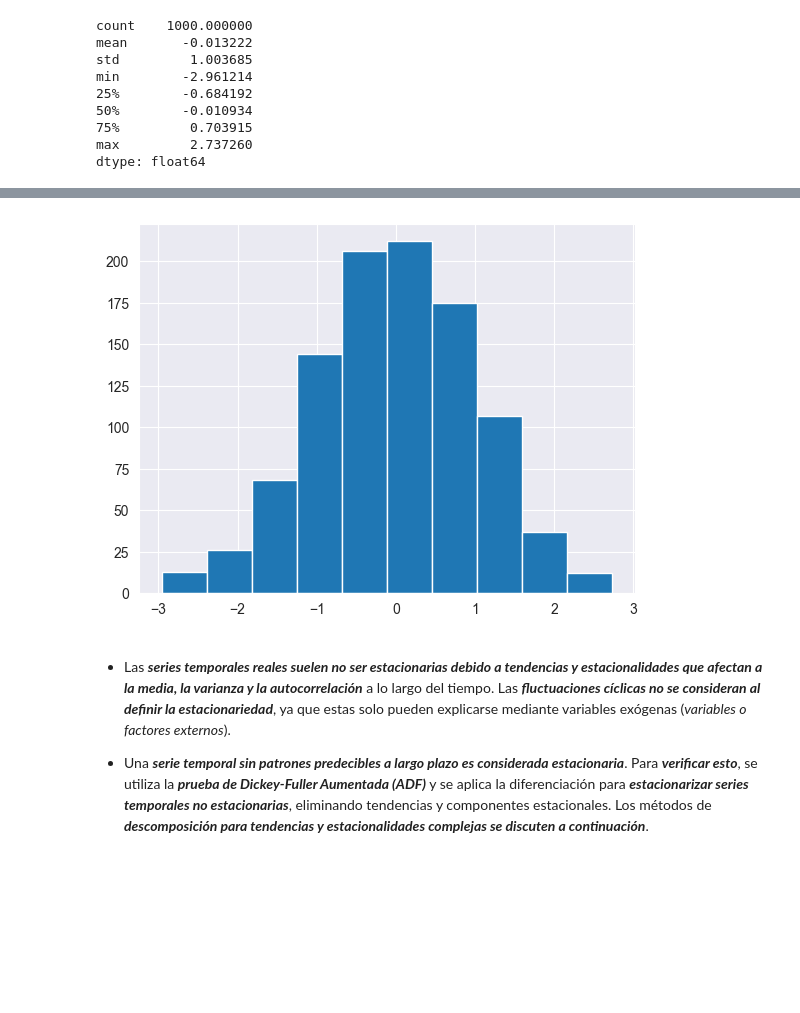
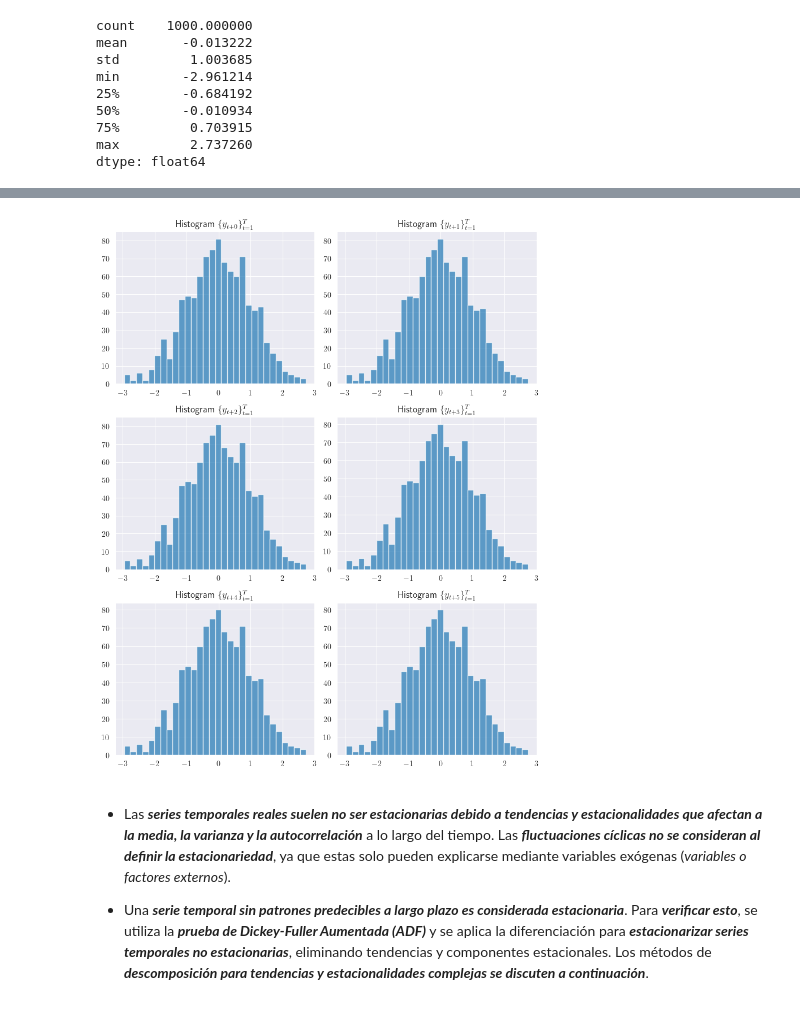
Before and after one commit to lihkir/TimeSeriesUninorte, a Jupyter notebook: _sources/statistical_background.ipynb, the cells around one changed output, grey strips where cells are left out. Cells and saved outputs as stored; diff of their text form; code cells hidden in the pictures; blank space fills up the shorter version.

```diff
--- a/_sources/statistical_background.ipynb
+++ b/_sources/statistical_background.ipynb
@@ -1519,7 +1520,16 @@ series.plot();
-# %%
-series.hist();
-# %% [output]
-[figure, removed]
+# %%
+plt.rcParams['text.usetex'] = True
+fig, axs = plt.subplots(3, 2, figsize=(8, 10))
+
+for i, ax in enumerate(axs.flat):
+    ax.hist(series[i:], bins=30, alpha=0.7)
+    ax.set_title(r'Histogram $\{y_{t+%d}\}_{t=1}^{T}$' % (i))
+
+plt.tight_layout()
+plt.show()
+plt.rcParams['text.usetex'] = False
+# %% [output]
+[figure, added]
 # %% [markdown]
 - Las ***series temporales reales suelen no ser estacionarias debido a tendencias y estacionalidades que afectan a la media, la varianza y la autocorrelación*** a lo largo del tiempo. Las ***fluctuaciones cíclicas no se consideran al definir la estacionariedad***, ya que estas solo pueden explicarse mediante variables exógenas (*variables o factores externos*).
 
```
Also changed, not shown: parts of 10 cells of this notebook, 24 other files.
